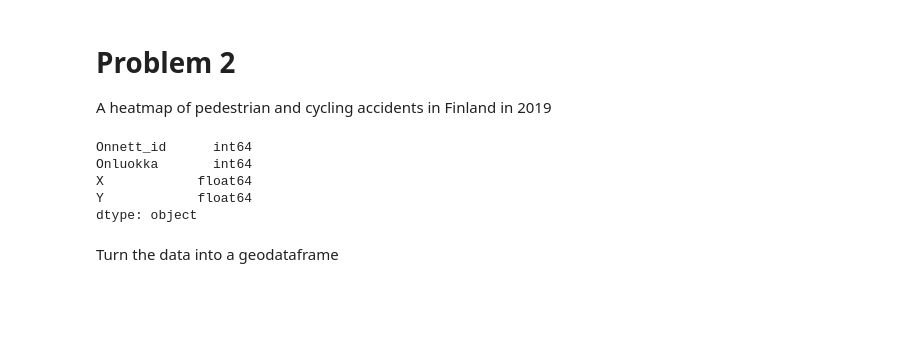
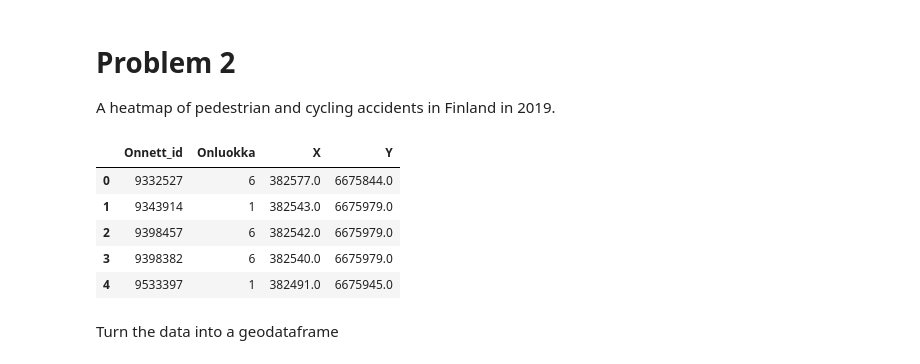
Before and after one commit to AutoGIS-2020/exercise-5-amiett, a Jupyter notebook: Problem2.ipynb, the cells around one changed output. Cells and saved outputs as stored; diff of their text form; code cells hidden in the pictures; blank space fills up the shorter version.

```diff
--- a/Problem2.ipynb
+++ b/Problem2.ipynb
@@ -1,6 +1,6 @@
 # %% [markdown]
 # Problem 2
-A heatmap of pedestrian and cycling accidents in Finland in 2019
+A heatmap of pedestrian and cycling accidents in Finland in 2019.
 # %%
 import pandas as pd
 import geopandas as gpd
@@ -14,12 +15,13 @@ fp ="data/tieliikenneonnettomuudet_2019_onnettomuus.csv"
 data = pd.read_csv(fp, delimiter=";", usecols=["Onnett_id", "X", "Y", "Onluokka"])
 # %%
-data.dtypes
+data.head()
 # %% [output]
-Onnett_id      int64
-Onluokka       int64
-X            float64
-Y            float64
-dtype: object
+|  | Onnett_id | Onluokka | X | Y |
+| 0 | 9332527 | 6 | 382577.0 | 6675844.0 |
+| 1 | 9343914 | 1 | 382543.0 | 6675979.0 |
+| 2 | 9398457 | 6 | 382542.0 | 6675979.0 |
+| 3 | 9398382 | 6 | 382540.0 | 6675979.0 |
+| 4 | 9533397 | 1 | 382491.0 | 6675945.0 |
 # %%
 # Select bicycle and pedestrian accidents (Onluokka=8 & 9) and put them into their own dfs
 
```
Also changed, not shown: parts of 4 cells of this notebook.
